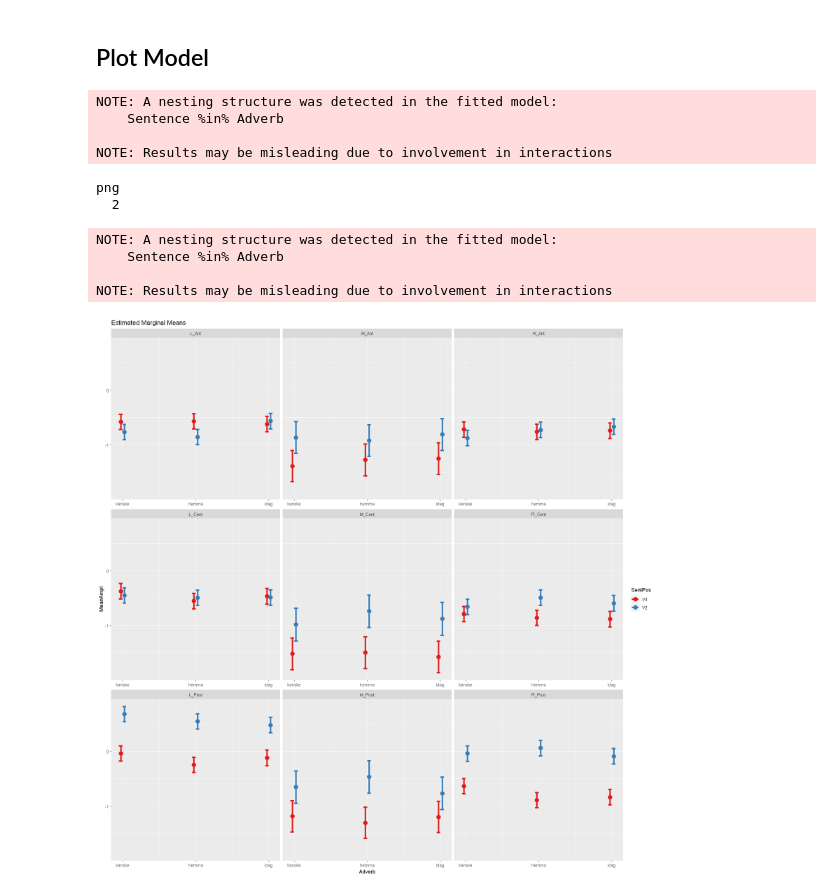
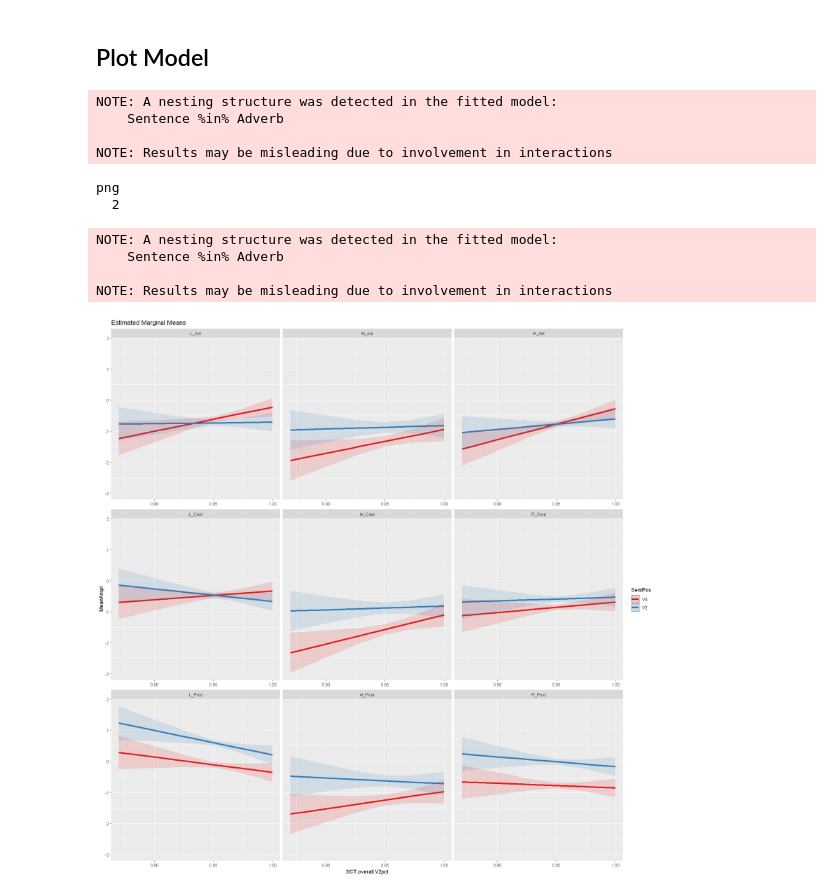
Before and after one commit to aaronjnewman/SWOP, a Jupyter notebook: scripts/SWOP 5b - R stats 300-500 behav corr.ipynb, the cells around one changed output. Drawn from its saved outputs; the diff is of its cells as text; code cells hidden in the pictures.

```diff
--- a/scripts/SWOP 5b - R stats 300-500 behav corr.ipynb
+++ b/scripts/SWOP 5b - R stats 300-500 behav corr.ipynb
@@ -281,7 +273,7 @@ stopCluster(cl)
 # %%
 cl <- makeCluster(num_cores)
 
-mf_4w_rei <- bam(MeanAmpl ~ (Adverb + SentPos + ROI + baseline)^4 + (Adverb + SentPos + ROI + )
+mf_4w_rei_sct <- bam(MeanAmpl ~ (Adverb + SentPos + ROI + baseline)^4 + (Adverb + SentPos + ROI + SCT.overall.V2pct)^4
           + s(Subject, bs='re') + s(Sentence, bs='re'),
           data=dat,
           samfrac=.1, cluster=cl, gc.level=2
@@ -340,3 +346,5 @@ s(Sentence,Subject) 4621   4792 33.1 <0.0000000000000002
+# %%
+mod <- mf_4w_rei_sct
 # %% [markdown]
 ### Write ANOVA table to text file
 # %%
@@ -366,2 +351,0 @@ fREML = 3.1683e+05  Scale est. = 7.7369    n = 126035
-# %%
-mod = mf_4w_rei #mf_4w_rei
@@ -492,32 +428,32 @@ write.csv(full_tab, file=paste(out_path, 'contrast_table_', component, '.csv' ,s
 ## Plot Model
 # %%
 # save PDF
-pdf(paste(out_path, 'figures/R plots/', 'lme_model_plot_', component, '.pdf', sep=""))
+pdf(paste(out_path, 'figures/R plots/', 'lme_model_plot_', component, '_SCTxSentPosxROI.pdf', sep=""))
 plot_model(mod,
            type='emm',
-           terms=c('Adverb', 'SentPos', 'ROI'),
+           terms=c('SCT.overall.V2pct', 'SentPos', 'ROI'),
            dot.size=4, line.size=1.5,  panel.minor.gridcol = 1,
            title='Estimated Marginal Means'
           )
 dev.off()
 
 # plot in this notebook
 options(repr.plot.width=16, repr.plot.height=16)
 plot_model(mod,
            type='emm',
-           terms=c('Adverb', 'SentPos', 'ROI'),
+           terms=c('SCT.overall.V2pct', 'SentPos', 'ROI'),
            dot.size=4, line.size=1.5,  panel.minor.gridcol = 1,
            title='Estimated Marginal Means'
           )
 # %% [output]
 NOTE: A nesting structure was detected in the fitted model:
     Sentence %in% Adverb
 
 NOTE: Results may be misleading due to involvement in interactions
 png
   2
 NOTE: A nesting structure was detected in the fitted model:
     Sentence %in% Adverb
 
 NOTE: Results may be misleading due to involvement in interactions
-[figure, old version]
+[figure, new version]
```
Also changed, not shown: parts of 20 cells of this notebook, 32 other files.
